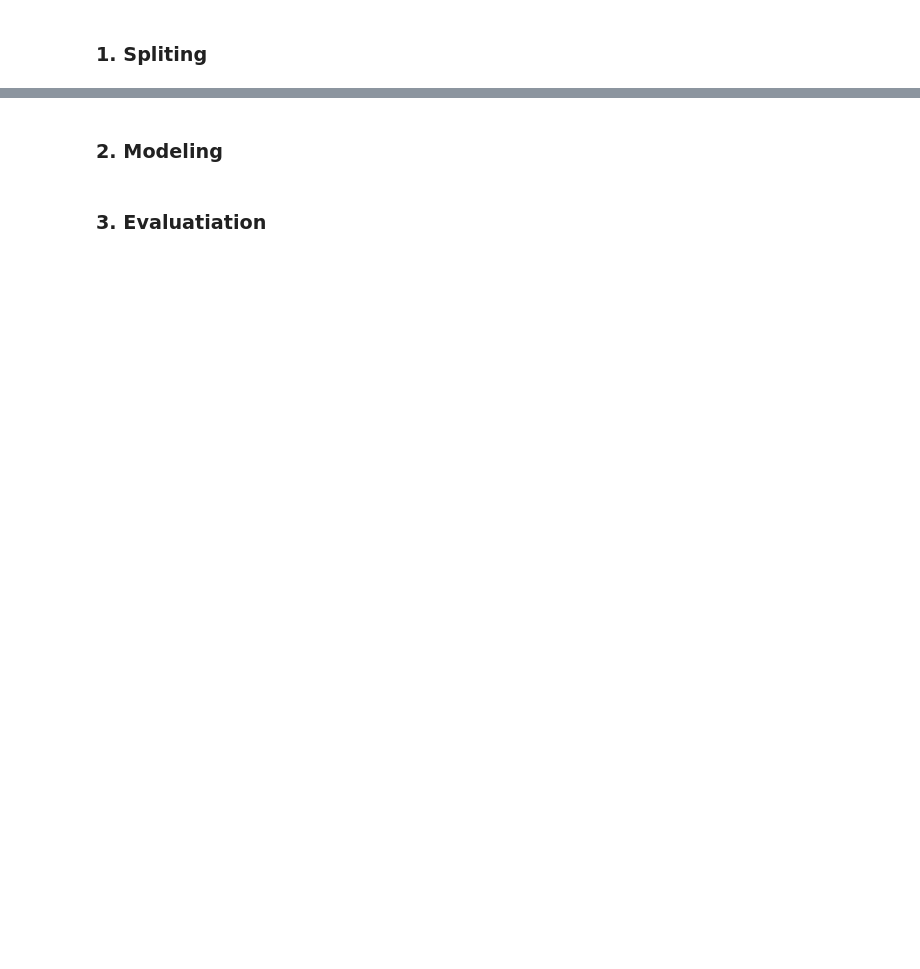
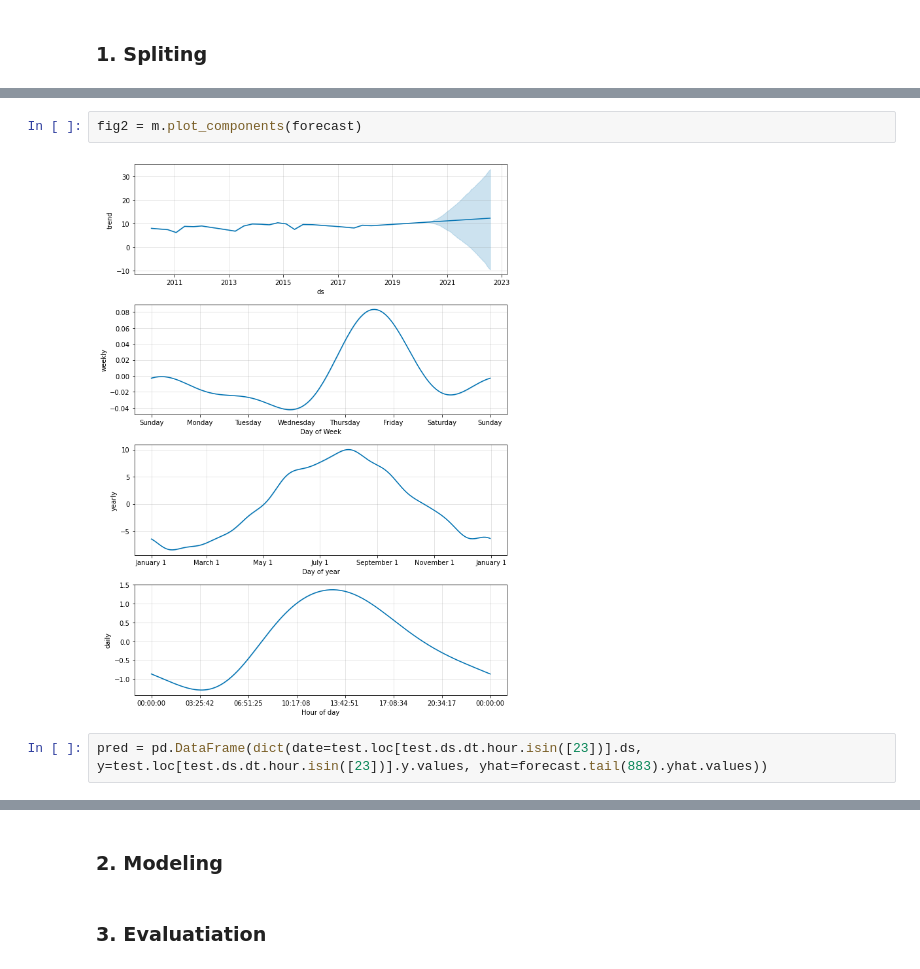
Before and after one commit to Peshkatar/prophet-weather-forecast, a Jupyter notebook: model.ipynb, the cells around one changed output, grey strips where cells are left out. Saved outputs shown, nothing was run; the diff lists cells and outputs as text; blank space fills up the shorter version.

```diff
--- a/model.ipynb
+++ b/model.ipynb
@@ -85,0 +137,6 @@ m.fit(train)
+# %%
+fig2 = m.plot_components(forecast)
+# %% [output]
+[figure, added]
+# %%
+pred = pd.DataFrame(dict(date=test.loc[test.ds.dt.hour.isin([23])].ds, y=test.loc[test.ds.dt.hour.isin([23])].y.values, yhat=forecast.tail(883).yhat.values))
```
Also changed, not shown: parts of 15 cells of this notebook.
